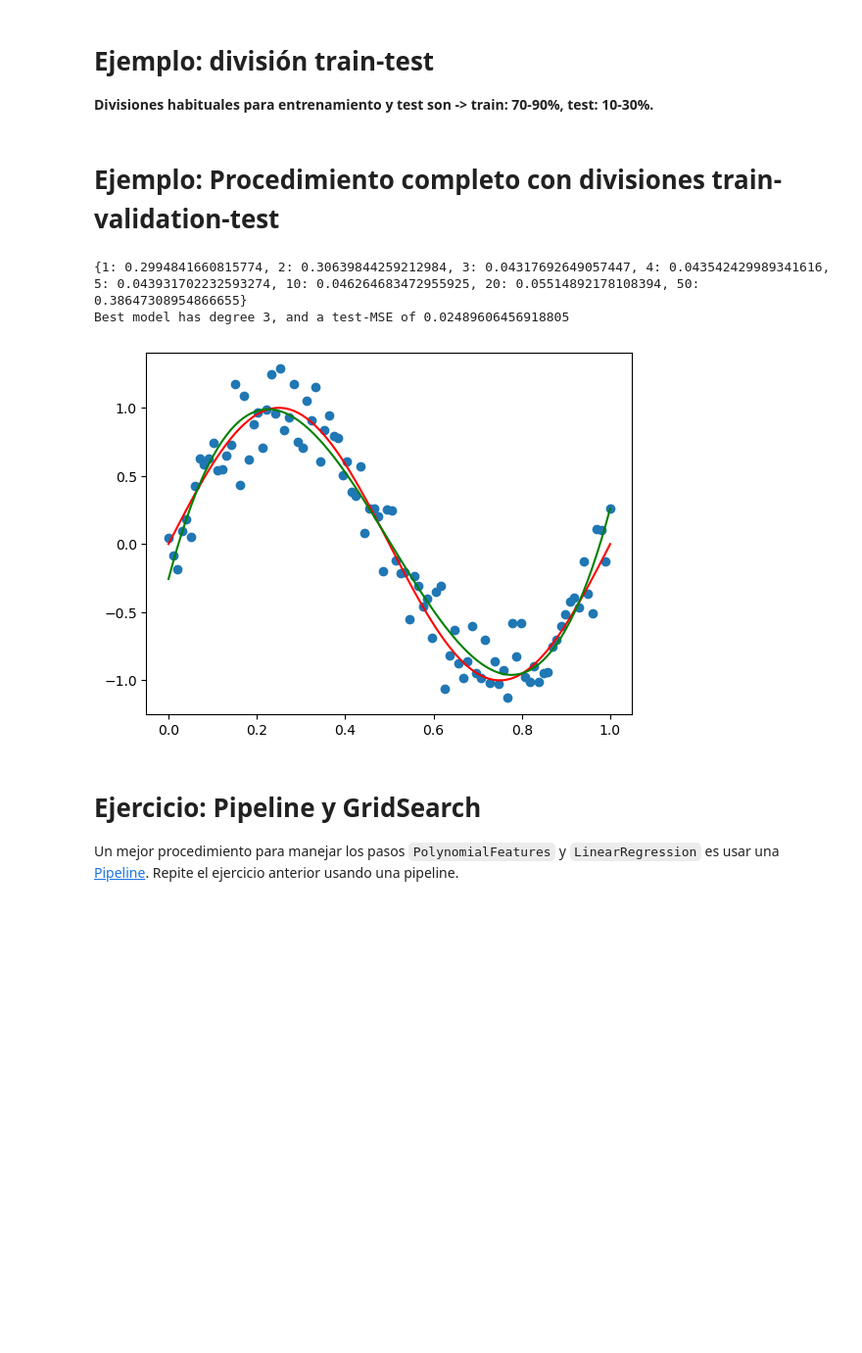
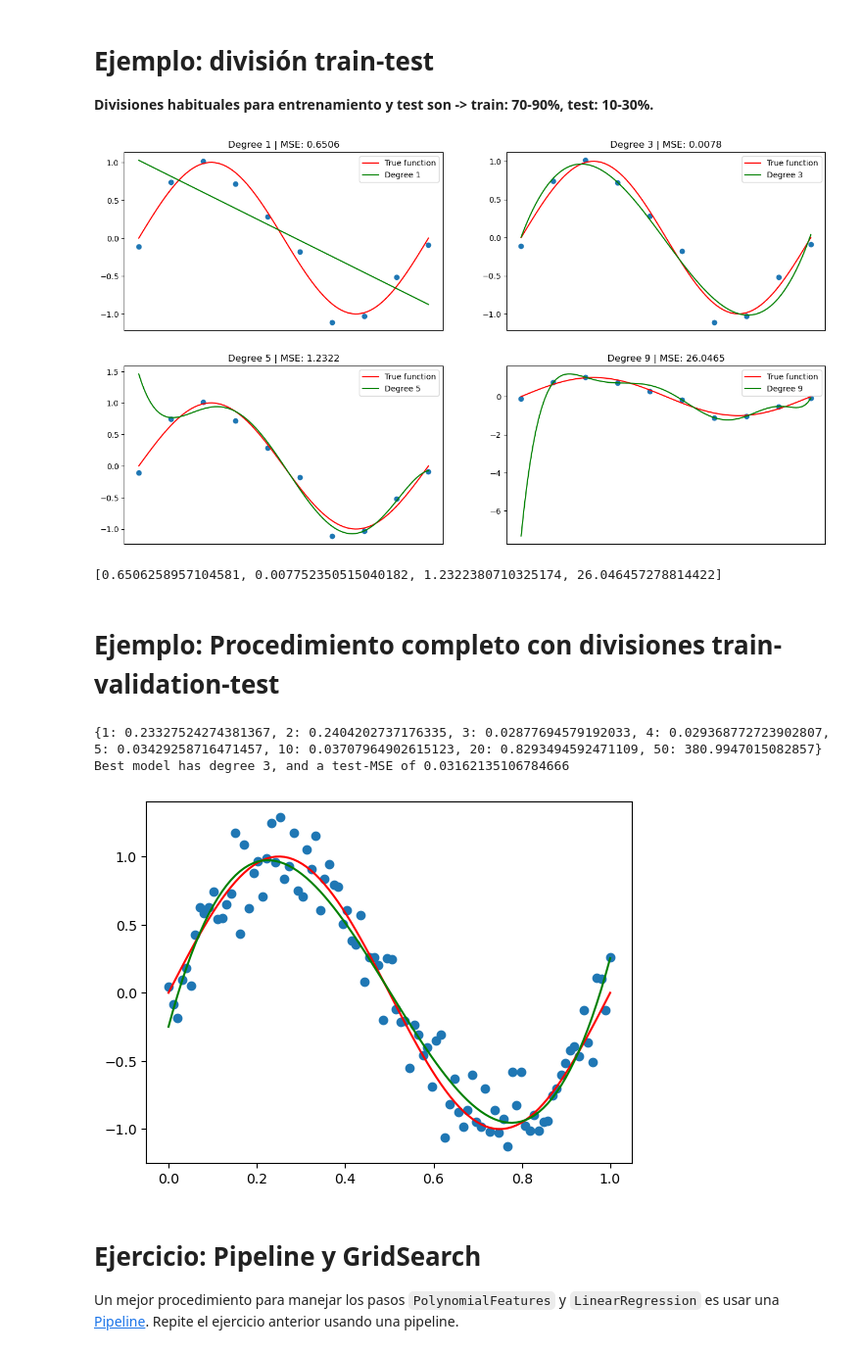
Before and after one commit to AlexRF14/IA-Prolog, a Jupyter notebook: TINO/ML/1-Regression-esp.ipynb, the cells around one changed output. Shown at 98% size. Saved outputs shown, nothing was run; the diff lists cells and outputs as text; code cells hidden in the pictures; blank space fills up the shorter version.

```diff
--- a/TINO/ML/1-Regression-esp.ipynb
+++ b/TINO/ML/1-Regression-esp.ipynb
@@ -126,6 +157,45 @@ y = np.sin(2 * np.pi * x) + 0.3 *  np.random.randn(100, 1)
 x_train, x_test, y_train, y_test = train_test_split(x, y, test_size=0.2, random_state=123)
 
 # ... Train on x_train, y_train. Predict on x_test and evaluate on y_test
+# %%
+'''
+Intento de mejorar el test:
+'''
+mses = []
+plt.figure(figsize=(16, 9))
+xs = np.linspace(0, 1, 100).reshape(-1, 1)
+for i, degree in enumerate([1, 3, 5, 9]):
+    x_train, x_test, y_train, y_test = train_test_split(x, y, test_size=0.2, random_state=123)
+    poly = PolynomialFeatures(degree=degree)
+    poly.fit(x_train)
+    new_x_train = poly.transform(x_train)
+
+    model = LinearRegression()
+    model.fit(new_x_train, y_train)
+
+    new_x_test = poly.transform(x_test)
+    preds = model.predict(new_x_test)
+    mses.append(mean_squared_error(y_pred=preds, y_true=y_test))
+
+    plot_preds = model.predict(poly.transform(xs))
+    plt.subplot(2, 2, i + 1)
+    plot_data(x, y)
+    plt.plot(xs, plot_preds, "g", label=f"Degree {degree}")
+    plt.tick_params(
+        axis='x',          # changes apply to the x-axis
+        which='both',      # both major and minor ticks are affected
+        bottom=False,      # ticks along the bottom edge are off
+        top=False,         # ticks along the top edge are off
+        labelbottom=False # labels along the bottom edge are off
+    )
+    plt.legend()
+    plt.title(f"Degree {degree} | MSE: {np.round(mses[-1], 4)}")
+
+plt.show()
+print(mses)
+# %% [output]
+[figure, added]
+[0.6506258957104581, 0.007752350515040182, 1.2322380710325174, 26.046457278814422]
 # %% [markdown]
 # Ejemplo: Procedimiento completo con divisiones train-validation-test
 # %%
@@ -135,7 +205,7 @@ x = np.linspace(0, 1, 100).reshape(-1, 1)
 y = np.sin(2 * np.pi * x) + 0.2 *  np.random.randn(100, 1)
 
 
-# Let's do a 70, 30, 30 split
+# Let's do a 70, 15, 15 split
 x_train, x_temp, y_train, y_temp = train_test_split(x, y, test_size=0.3, random_state=34)
 x_val, x_test, y_val, y_test = train_test_split(x_temp, y_temp, test_size=0.5, random_state=253)
 
@@ -176,8 +246,8 @@ plot_data(x, y)
 plt.plot(xs, reg_model.predict(poly_model.transform(xs)), "g", label="Best model")
 plt.show()
 # %% [output]
-{1: 0.2994841660815774, 2: 0.30639844259212984, 3: 0.04317692649057447, 4: 0.043542429989341616, 5: 0.043931702232593274, 10: 0.046264683472955925, 20: 0.05514892178108394, 50: 0.38647308954866655}
-Best model has degree 3, and a test-MSE of 0.02489606456918805
+{1: 0.23327524274381367, 2: 0.2404202737176335, 3: 0.02877694579192033, 4: 0.029368772723902807, 5: 0.03429258716471457, 10: 0.03707964902615123, 20: 0.8293494592471109, 50: 380.9947015082857}
+Best model has degree 3, and a test-MSE of 0.03162135106784666
 [figure]
 # %% [markdown]
 # Ejercicio: Pipeline y GridSearch
```
Also changed, not shown: parts of 4 cells of this notebook, 1 other file.
